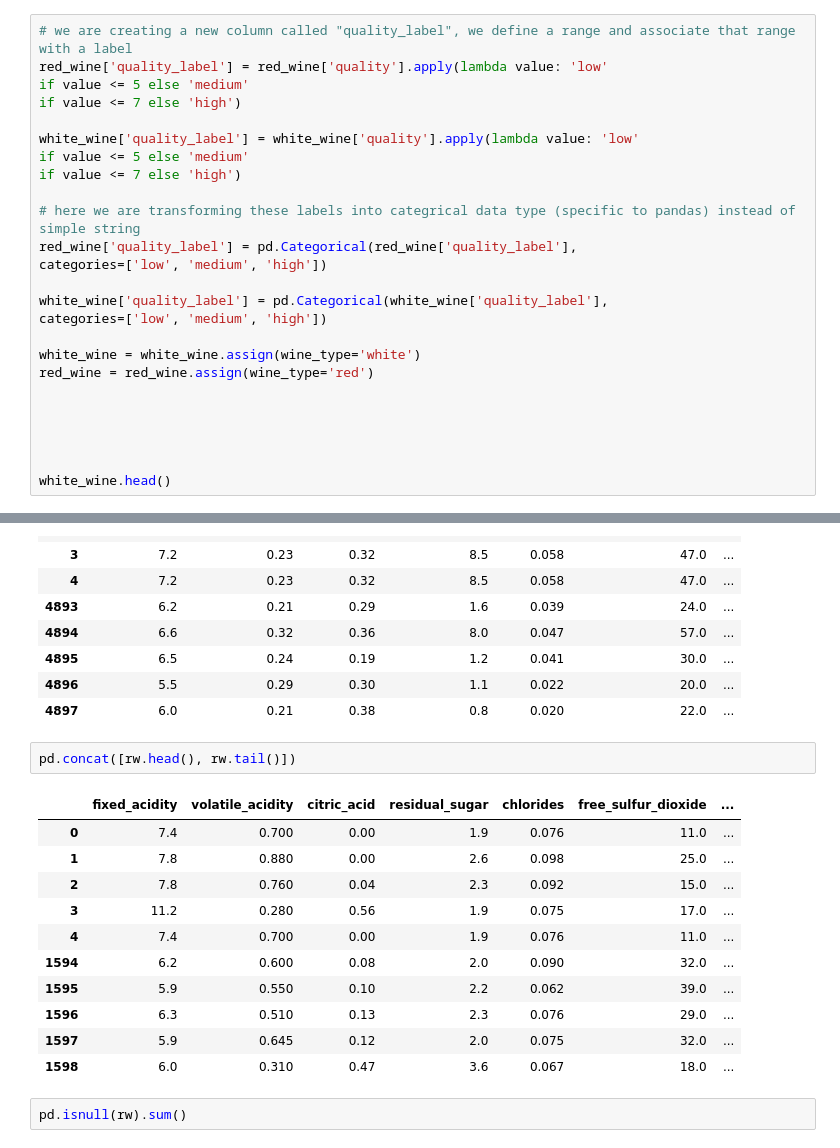
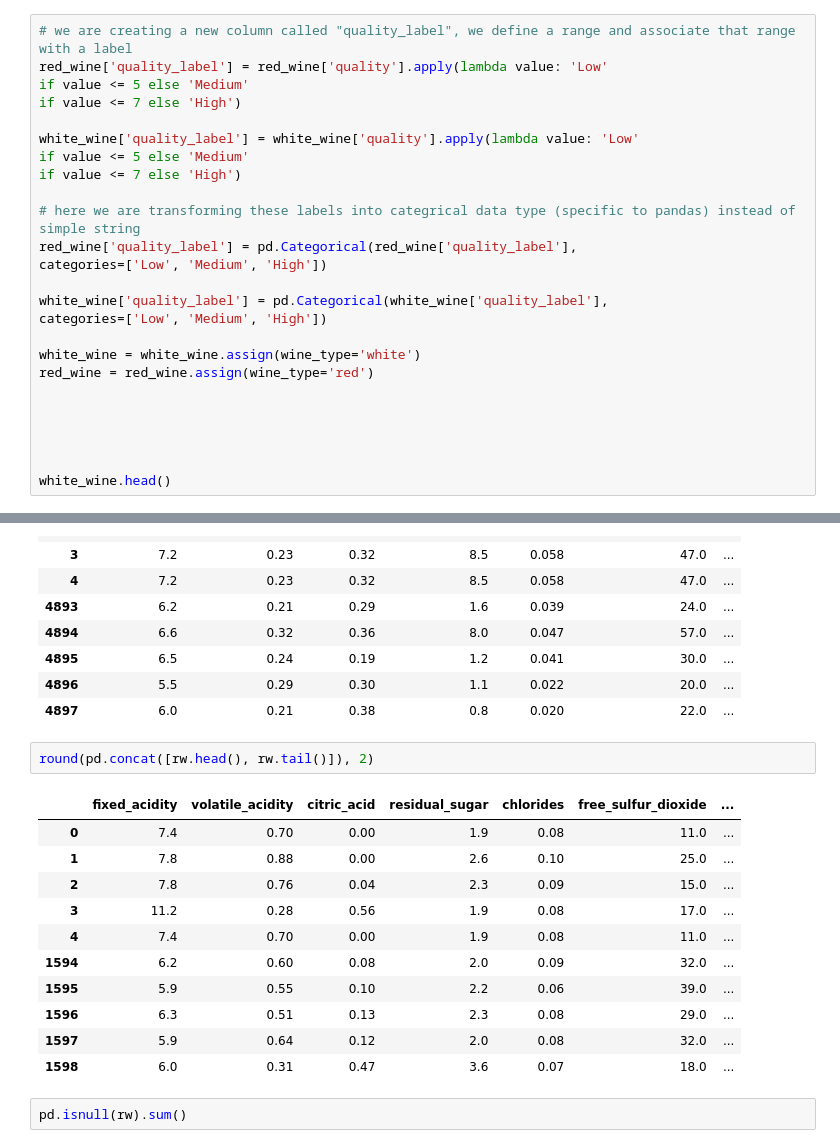
Before and after one commit to RHout19/Project-1, a Jupyter notebook: Model 1/Project 2/Sprint_1.ipynb, the cells around one changed output, grey strips where cells are left out. Saved outputs shown, nothing was run; the diff lists cells and outputs as text.

```diff
--- a/Model 1/Project 2/Sprint_1.ipynb
+++ b/Model 1/Project 2/Sprint_1.ipynb
@@ -10,20 +10,20 @@ white_wine = pd.read_csv('winequality-white.csv', delimiter= ';')
 all_wine = pd.concat([white_wine, red_wine], ignore_index=True)
 # %%
 # we are creating a new column called "quality_label", we define a range and associate that range with a label
-red_wine['quality_label'] = red_wine['quality'].apply(lambda value: 'low'
-if value <= 5 else 'medium'
-if value <= 7 else 'high')
+red_wine['quality_label'] = red_wine['quality'].apply(lambda value: 'Low'
+if value <= 5 else 'Medium'
+if value <= 7 else 'High')
 
-white_wine['quality_label'] = white_wine['quality'].apply(lambda value: 'low'
-if value <= 5 else 'medium'
-if value <= 7 else 'high')
+white_wine['quality_label'] = white_wine['quality'].apply(lambda value: 'Low'
+if value <= 5 else 'Medium'
+if value <= 7 else 'High')
 
 # here we are transforming these labels into categrical data type (specific to pandas) instead of simple string
 red_wine['quality_label'] = pd.Categorical(red_wine['quality_label'],
-categories=['low', 'medium', 'high'])
+categories=['Low', 'Medium', 'High'])
 
 white_wine['quality_label'] = pd.Categorical(white_wine['quality_label'],
-categories=['low', 'medium', 'high'])
+categories=['Low', 'Medium', 'High'])
 
 white_wine = white_wine.assign(wine_type='white')
 red_wine = red_wine.assign(wine_type='red')
@@ -65,19 +65,19 @@ pd.concat([ww.head(), ww.tail()])
 | 4896 | 5.5 | 0.29 | 0.30 | 1.1 | 0.022 | 20.0 | ... |
 | 4897 | 6.0 | 0.21 | 0.38 | 0.8 | 0.020 | 22.0 | ... |
 # %%
-pd.concat([rw.head(), rw.tail()])
+round(pd.concat([rw.head(), rw.tail()]), 2)
 # %% [output]
 |  | fixed_acidity | volatile_acidity | citric_acid | residual_sugar | chlorides | free_sulfur_dioxide | ... |
-| 0 | 7.4 | 0.700 | 0.00 | 1.9 | 0.076 | 11.0 | ... |
-| 1 | 7.8 | 0.880 | 0.00 | 2.6 | 0.098 | 25.0 | ... |
-| 2 | 7.8 | 0.760 | 0.04 | 2.3 | 0.092 | 15.0 | ... |
-| 3 | 11.2 | 0.280 | 0.56 | 1.9 | 0.075 | 17.0 | ... |
-| 4 | 7.4 | 0.700 | 0.00 | 1.9 | 0.076 | 11.0 | ... |
-| 1594 | 6.2 | 0.600 | 0.08 | 2.0 | 0.090 | 32.0 | ... |
-| 1595 | 5.9 | 0.550 | 0.10 | 2.2 | 0.062 | 39.0 | ... |
-| 1596 | 6.3 | 0.510 | 0.13 | 2.3 | 0.076 | 29.0 | ... |
-| 1597 | 5.9 | 0.645 | 0.12 | 2.0 | 0.075 | 32.0 | ... |
-| 1598 | 6.0 | 0.310 | 0.47 | 3.6 | 0.067 | 18.0 | ... |
+| 0 | 7.4 | 0.70 | 0.00 | 1.9 | 0.08 | 11.0 | ... |
+| 1 | 7.8 | 0.88 | 0.00 | 2.6 | 0.10 | 25.0 | ... |
+| 2 | 7.8 | 0.76 | 0.04 | 2.3 | 0.09 | 15.0 | ... |
+| 3 | 11.2 | 0.28 | 0.56 | 1.9 | 0.08 | 17.0 | ... |
+| 4 | 7.4 | 0.70 | 0.00 | 1.9 | 0.08 | 11.0 | ... |
+| 1594 | 6.2 | 0.60 | 0.08 | 2.0 | 0.09 | 32.0 | ... |
+| 1595 | 5.9 | 0.55 | 0.10 | 2.2 | 0.06 | 39.0 | ... |
+| 1596 | 6.3 | 0.51 | 0.13 | 2.3 | 0.08 | 29.0 | ... |
+| 1597 | 5.9 | 0.64 | 0.12 | 2.0 | 0.08 | 32.0 | ... |
+| 1598 | 6.0 | 0.31 | 0.47 | 3.6 | 0.07 | 18.0 | ... |
 # %%
 pd.isnull(rw).sum()
 # %% [output]
```
Also changed, not shown: parts of 10 cells of this notebook, 1 other file.
